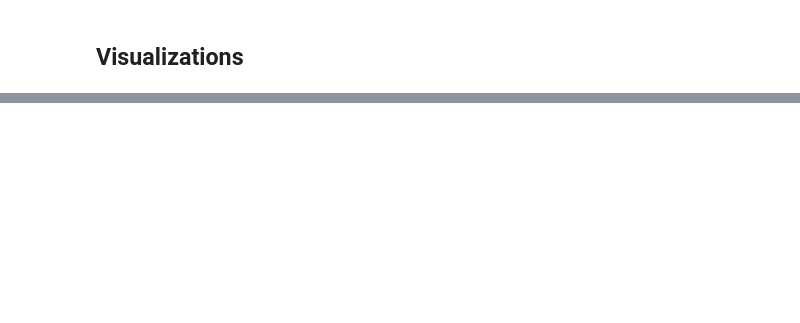
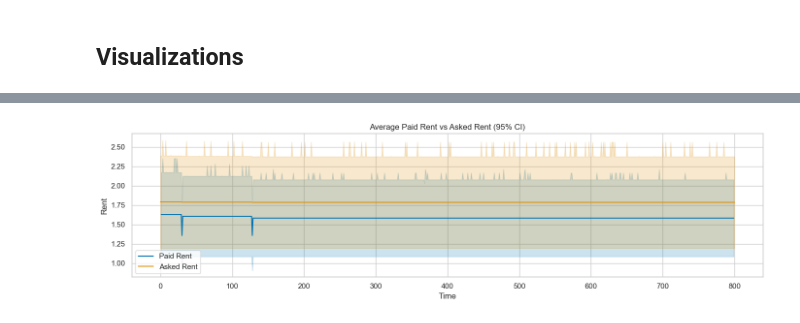
Before and after one commit to ELC/housing-market-simulation, a Jupyter notebook: book/chapters/03_simulation.ipynb, the cells around one changed output, grey strips where cells are left out. Cells and saved outputs as stored; diff of their text form; code cells hidden in the pictures; blank space fills up the shorter version.

```diff
--- a/book/chapters/03_simulation.ipynb
+++ b/book/chapters/03_simulation.ipynb
@@ -319,0 +537,12 @@ plt.show()
+# %%
+fig, ax = plt.subplots(figsize=(14, 4))
+sns.lineplot(data=rent_df, x=RentLog.time, y=RentLog.amount, ax=ax, label="Paid Rent")
+sns.lineplot(data=asking_rent_df, x=HouseRentLog.time, y=HouseRentLog.rent, ax=ax, label="Asked Rent")
+ax.set_title("Average Paid Rent vs Asked Rent (95% CI)")
+ax.set_xlabel("Time")
+ax.set_ylabel("Rent")
+ax.legend()
+plt.tight_layout()
+plt.show()
+# %% [output]
+[figure, added]
```
Also changed, not shown: parts of 13 cells of this notebook, 24 other files.
